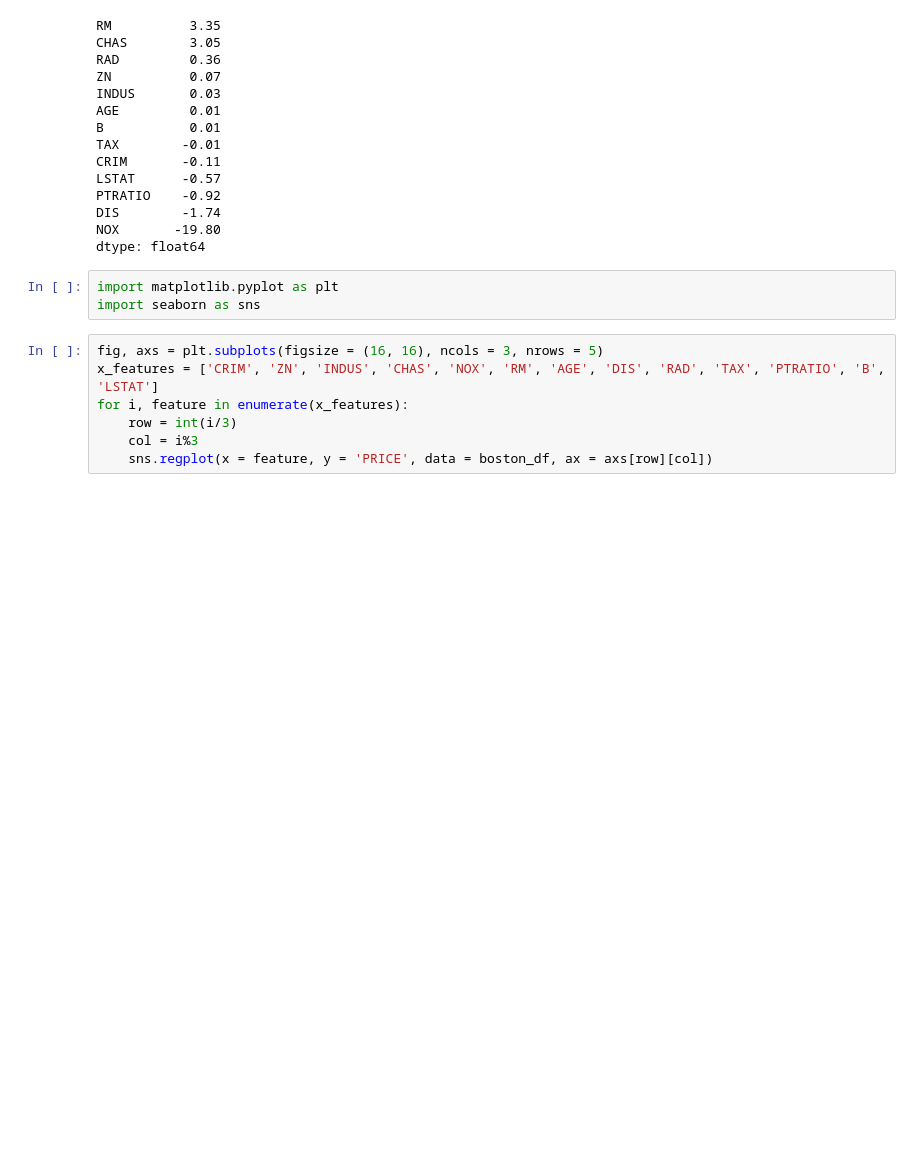
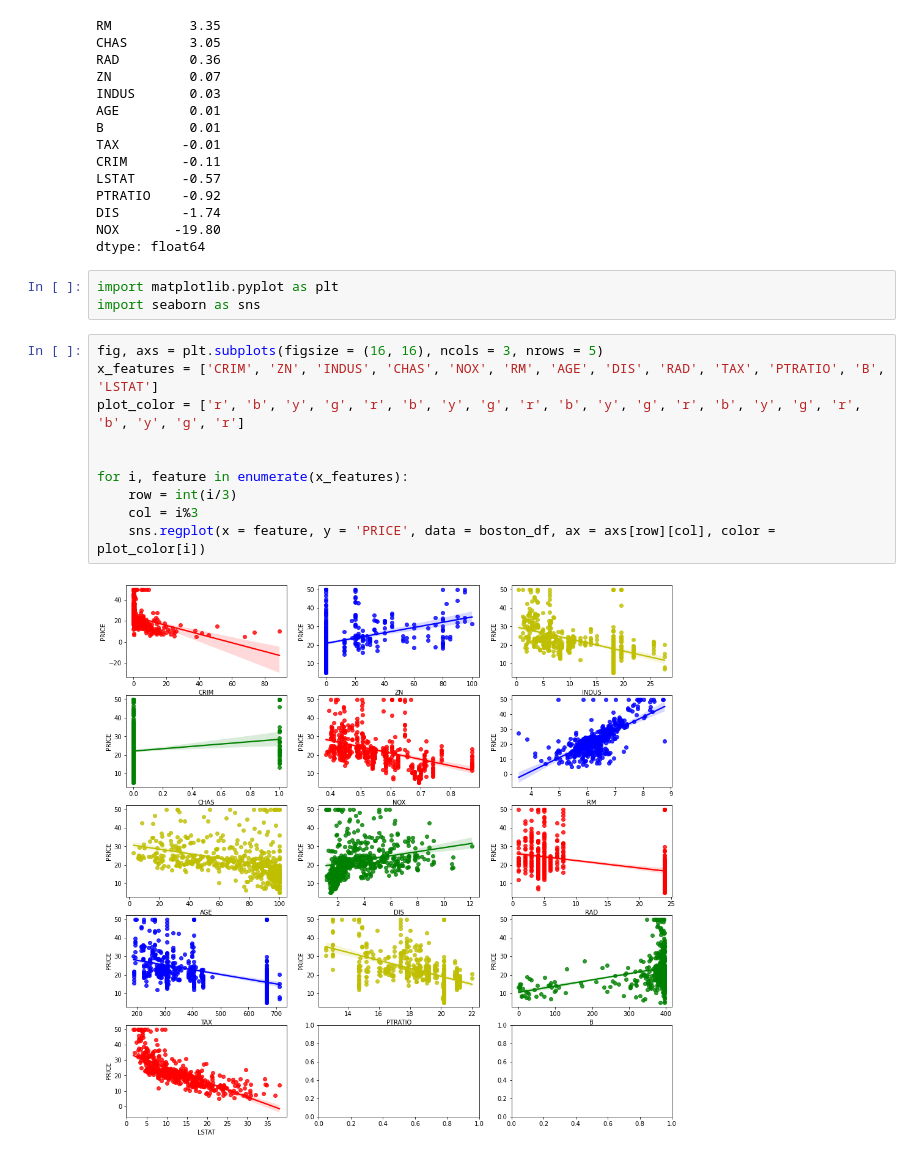
Before and after one commit to DA-EUN00/OpenSource-project, a Jupyter notebook: DataMining/ch10.Regression/10장_주택가격분석.ipynb, the cells around one changed output. Drawn from its saved outputs; the diff is of its cells as text; blank space fills up the shorter version.

Commit message:
Modified: add graph

```diff
--- a/DataMining/ch10.Regression/10장_주택가격분석.ipynb
+++ b/DataMining/ch10.Regression/10장_주택가격분석.ipynb
@@ -136,7 +137,12 @@ import seaborn as sns
 # %%
 fig, axs = plt.subplots(figsize = (16, 16), ncols = 3, nrows = 5)
 x_features = ['CRIM', 'ZN', 'INDUS', 'CHAS', 'NOX', 'RM', 'AGE', 'DIS', 'RAD', 'TAX', 'PTRATIO', 'B', 'LSTAT']
+plot_color = ['r', 'b', 'y', 'g', 'r', 'b', 'y', 'g', 'r', 'b', 'y', 'g', 'r', 'b', 'y', 'g', 'r', 'b', 'y', 'g', 'r']
+
+
 for i, feature in enumerate(x_features):
     row = int(i/3)
     col = i%3
-    sns.regplot(x = feature, y = 'PRICE', data = boston_df, ax = axs[row][col])
+    sns.regplot(x = feature, y = 'PRICE', data = boston_df, ax = axs[row][col], color = plot_color[i])
+# %% [output]
+[figure, added]
```
Also changed, not shown: parts of 4 cells of this notebook.
